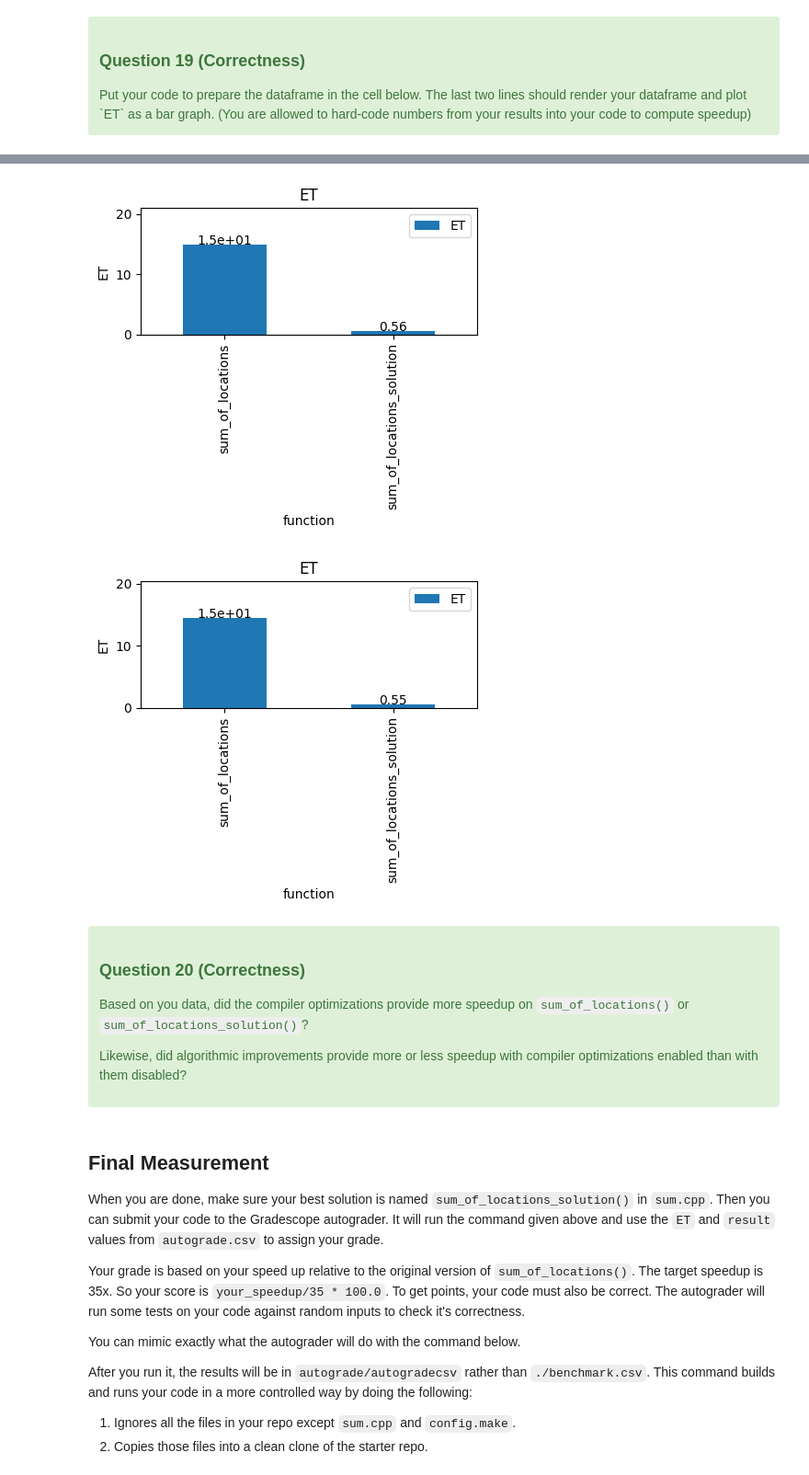
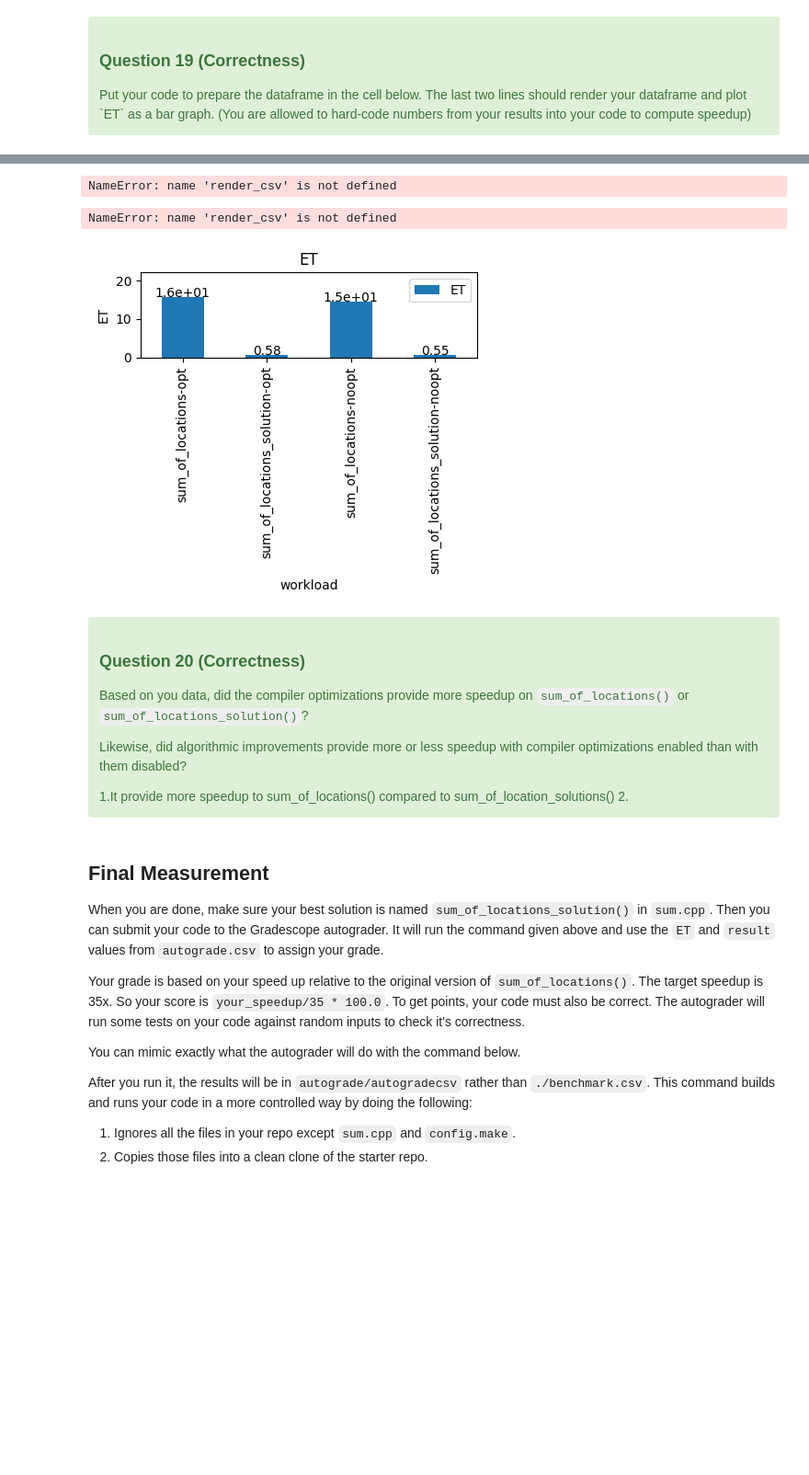
Before and after one commit to CS203UCR/2022fa-cs203-performance-madhuammulu8, a Jupyter notebook: Assignment.ipynb, the cells around one changed output, grey strips where cells are left out. Shown at 92% size. Saved outputs shown, nothing was run; the diff lists cells and outputs as text; code cells hidden in the pictures; blank space fills up the shorter version.

```diff
--- a/Assignment.ipynb
+++ b/Assignment.ipynb
@@ -1592,6 +1580,12 @@ display(final[["function","ET","speedup"]])
-# %%
-plotPEBar("opt.csv", what=[("function", "ET")])
-plotPEBar("noopt.csv", what=[("function", "ET")])
-# %% [output]
-[figure, removed]
-[figure, removed]
+# %%
+df = render_csv("opt.csv")
+df.at[0,"workload"] = "sum_of_locations-opt"
+df.at[1,"workload"] = "sum_of_locations_solution-opt"
+# %% [output]
+NameError: name 'render_csv' is not defined
+# %%
+df2 = render_csv("noopt.csv")
+df2.at[0,"workload"] = "sum_of_locations-noopt"
+df2.at[1,"workload"] = "sum_of_locations_solution-noopt"
+# %% [output]
+NameError: name 'render_csv' is not defined
@@ -1598,3 +1599,7 @@ plotPEBar("noopt.csv", what=[("function", "ET")])
+# %%
+plotPEBar("final_output.csv", what=[("workload", "ET")])
+# %% [output]
+[figure, added]
 # %% [markdown]
 <div class="alert alert-block alert-success">
 <div class="question correctness points-4">
@@ -1610,6 +1615,8 @@ Likewise, did algorithmic improvements provide more or less speedup with compile
 </div>
 
 <div class="answer">
+    1.It provide more speedup to sum_of_locations() compared to sum_of_location_solutions()
+    2.
 </div>
 </div>
 </div>
```
Also changed, not shown: parts of 4 cells of this notebook.
